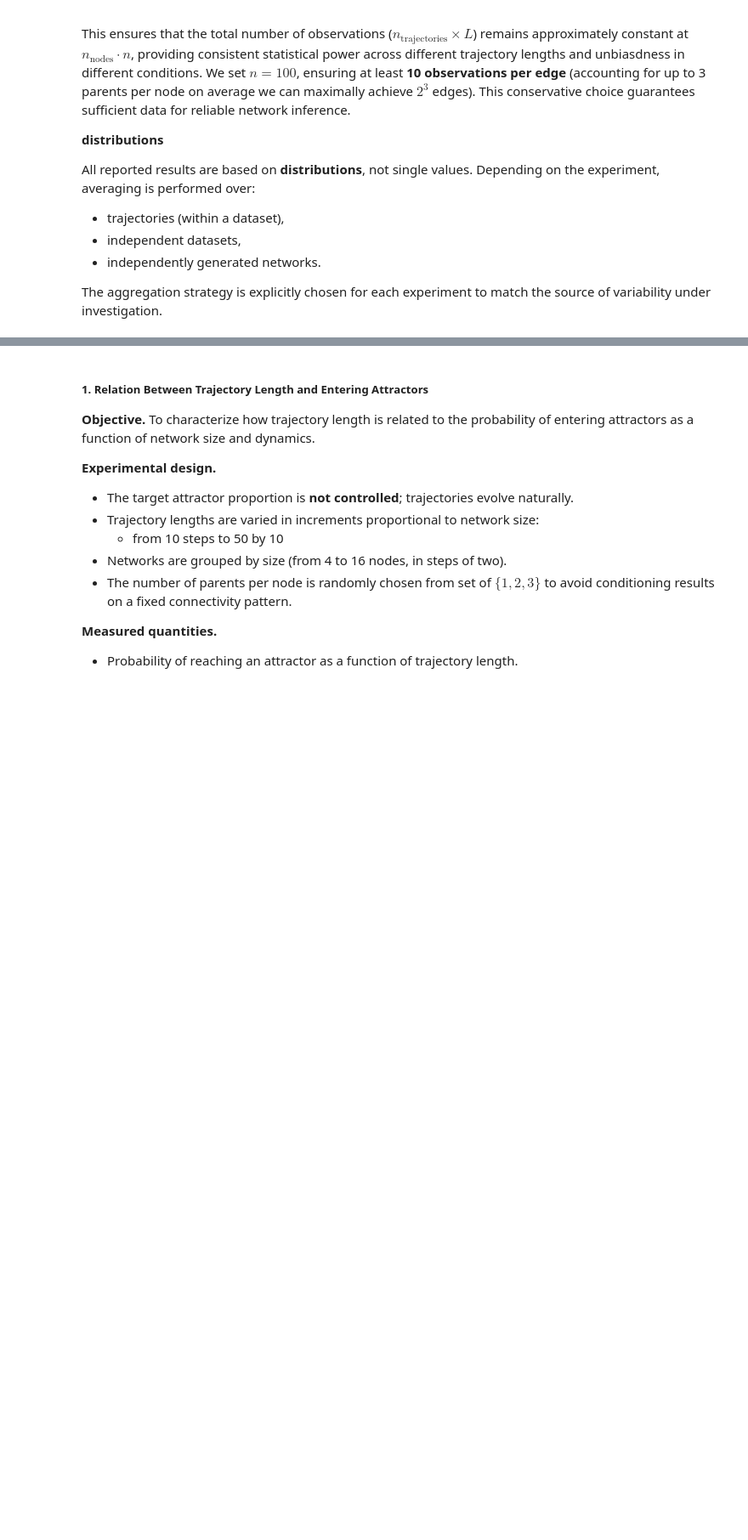
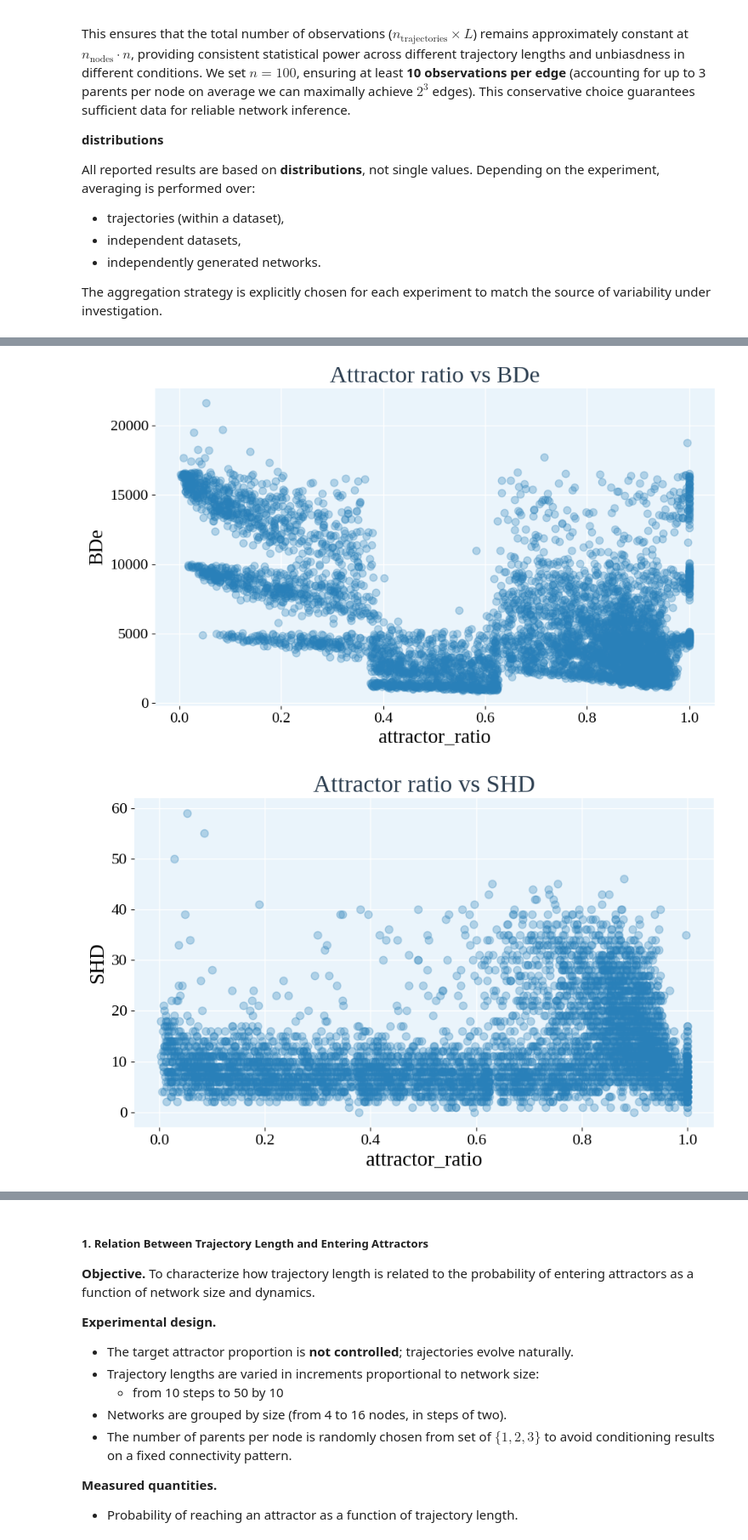
Before and after one commit to maxi7524/SAD2_final_project, a Jupyter notebook: notebooks/report_copy.ipynb, the cells around one changed output, grey strips where cells are left out. Shown at 85% size. Saved outputs shown, nothing was run; the diff lists cells and outputs as text; code cells hidden in the pictures; blank space fills up the shorter version.

```diff
--- a/notebooks/report_copy.ipynb
+++ b/notebooks/report_copy.ipynb
@@ -114,0 +118,7 @@ The aggregation strategy is explicitly chosen for each experiment to match the s
+# %%
+plot_scatter(df1, "attractor_ratio", "BDe", "Attractor ratio vs BDe")
+plot_scatter(df1, "attractor_ratio", "SHD", "Attractor ratio vs SHD")
+plot_scatter(df1, "attractor_ratio", "recall", "Attractor ratio vs recall")
+# %% [output]
+[figure, added]
+[figure, added]
```
Also changed, not shown: parts of 11 cells of this notebook, 1 other file.
